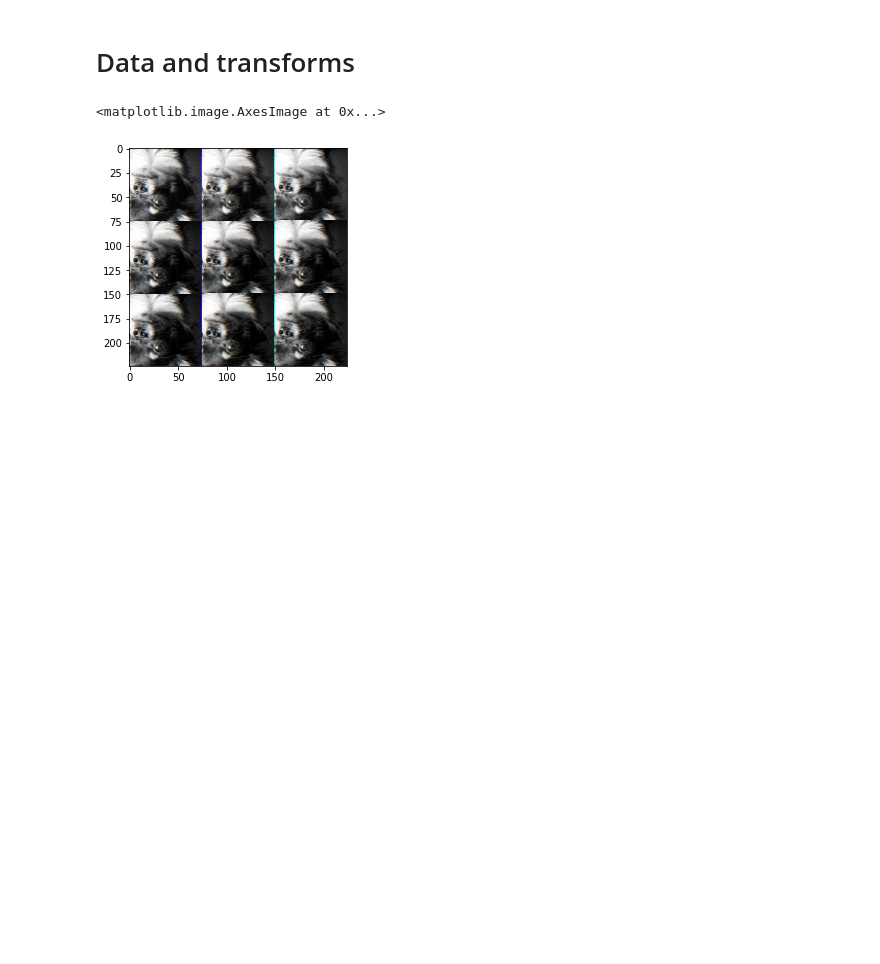
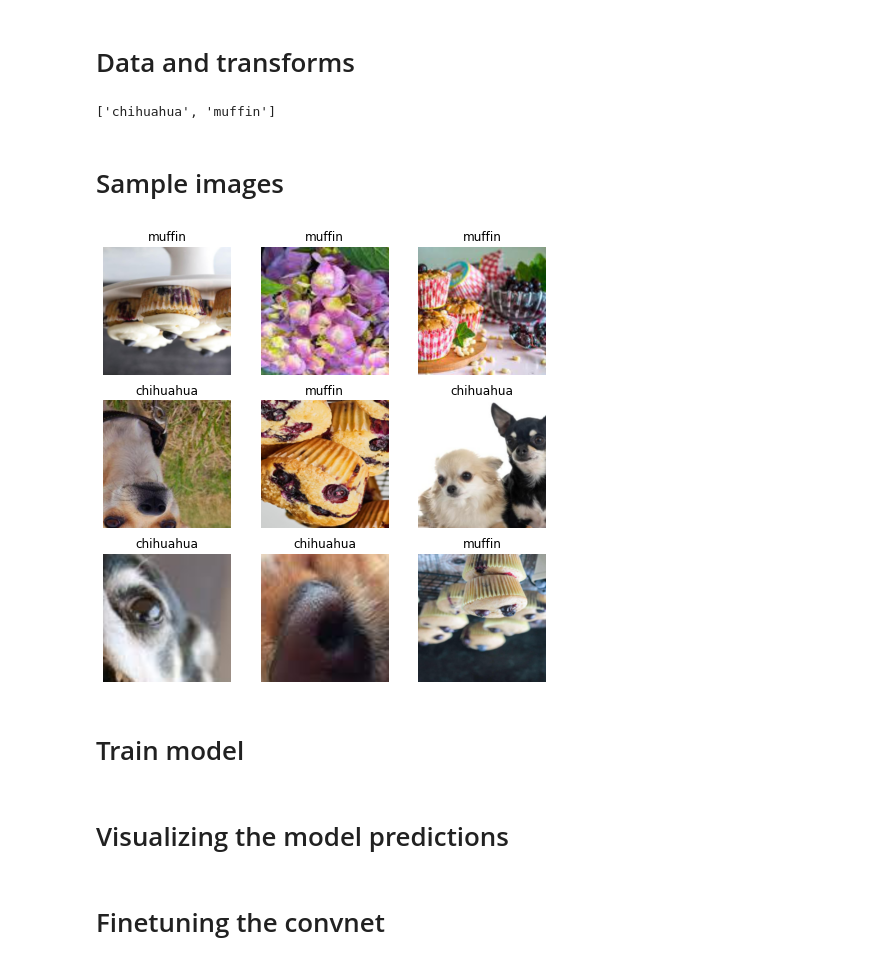
Before and after one commit to antbartash/muffins, a Jupyter notebook: muffins.ipynb, the cells around one changed output. Drawn from its saved outputs; the diff is of its cells as text; code cells hidden in the pictures; blank space fills up the shorter version.

```diff
--- a/muffins.ipynb
+++ b/muffins.ipynb
@@ -38,9 +40,35 @@ image_datasets = {
                             data_transforms[x])
     for x in ['train', 'val']
 }
+
+dataloaders = {
+    x: torch.utils.data.DataLoader(image_datasets[x], batch_size=32,
+                                   shuffle=True)
+    for x in ['train', 'val']
+}
+
+dataset_sizes = {x: len(image_datasets[x]) for x in ['train', 'val']}
+class_names = image_datasets['train'].classes
+
+device = torch.device('cuda:0' if torch.cuda.is_available() else 'cpu')
-# %%
-img = image_datasets['train'][47][0].view(224, 224, 3)
-plt.imshow(img)
-# %% [output]
-<matplotlib.image.AxesImage at 0x...>
-[figure, removed]
+# %%
+class_names
+# %% [output]
+['chihuahua', 'muffin']
+# %% [markdown]
+# Sample images
+# %%
+plt.figure(figsize=(8, 8))
+for i in range(1, 10):
+  img_batch, label_batch = next(iter(dataloaders['train']))
+  img = img_batch[0].numpy().transpose((1, 2, 0))
+  label = label_batch[0]
+  ax = plt.subplot(3, 3, i)
+  plt.title(class_names[label])
+  plt.axis('off')
+  plt.imshow(img)
+plt.show()
+# %% [output]
+[figure, added]
+# %% [markdown]
+# Train model
@@ -46,0 +139,2 @@ plt.imshow(img)
+# %% [markdown]
+# Visualizing the model predictions
@@ -46,0 +168,2 @@ plt.imshow(img)
+# %% [markdown]
+# Finetuning the convnet
```
Also changed, not shown: parts of 7 cells of this notebook.
